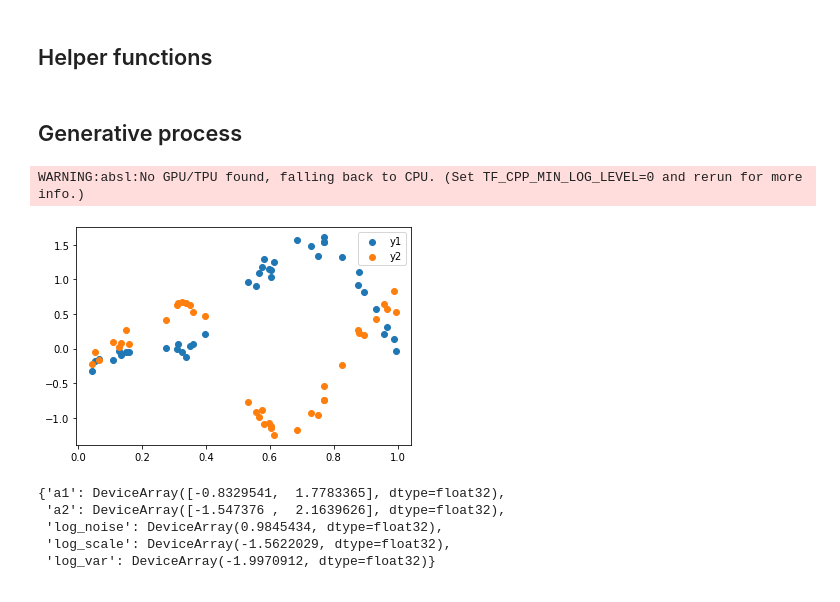
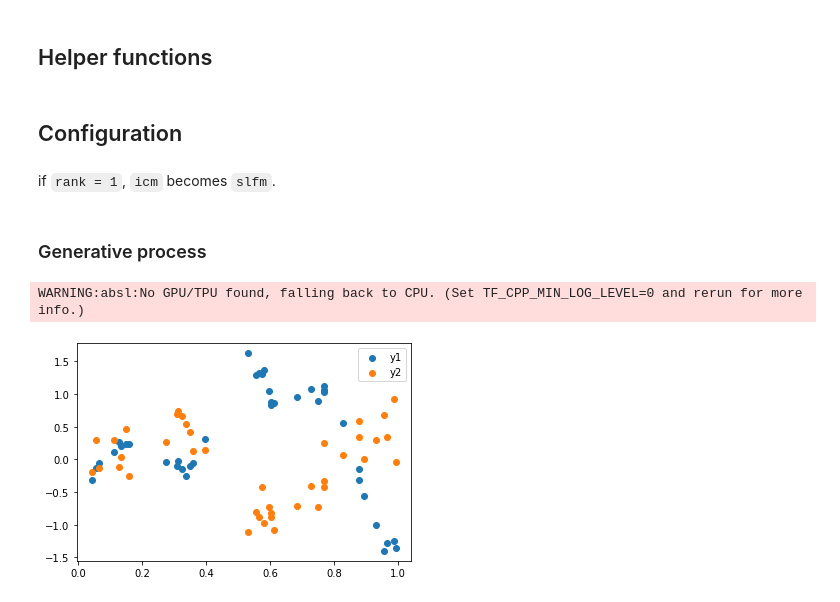
Before and after one commit to patel-zeel/blog-deprecated, a Jupyter notebook: _notebooks/2022-10-27-MOGP.ipynb, the cells around one changed output. Cells and saved outputs as stored; diff of their text form; code cells hidden in the pictures.

```diff
--- a/_notebooks/2022-10-27-MOGP.ipynb
+++ b/_notebooks/2022-10-27-MOGP.ipynb
@@ -33,32 +73,59 @@ def kronify(cov, params):
+# %% [markdown]
+## Configuration
+# %%
+q_len = 2
+rank = 2 # if 1, slfm
+n_outputs = 2
+
+method = 'lmc' # lmc, icm
+# %% [markdown]
+if `rank = 1`, `icm` becomes `slfm`.
 # %% [markdown]
-## Generative process
+### Generative process
 # %%
 x_key = jax.random.PRNGKey(4)
-d = 2
 
 x = jax.random.uniform(x_key, shape=(40, 1)).sort(axis=0)
 x_test = jnp.linspace(0,1,100).reshape(-1, 1)
-noise = 0.01
-
-gen_kernel = 1.2*kernels.ExpSquared(scale=0.2)
-gen_covariance = gen_kernel(x, x) + jnp.eye(x.shape[0])*noise
-gen_chol = jnp.linalg.cholesky(gen_covariance)
 
 e1_key, e2_key = jax.random.split(x_key)
 
 e1 = jax.random.normal(e1_key, shape=(x.shape[0],))
-y1 = gen_chol@e1
+e2 = jax.random.normal(e2_key, shape=(x.shape[0],))
 
-e2 = jax.random.normal(e2_key, shape=(x.shape[0],))
-y2 = gen_chol@e2
+if method == 'icm':
+    noise = 0.01
+    gen_kernel = 1.2*kernels.ExpSquared(scale=0.2)
+    gen_covariance = gen_kernel(x, x) + jnp.eye(x.shape[0])*noise
+    gen_chol = jnp.linalg.cholesky(gen_covariance)
 
-y = jnp.concatenate([y1, y2])
+    y1 = gen_chol@e1
+    y2 = gen_chol@e2
+
+    y = jnp.concatenate([y1, y2])
+
+elif method == 'lmc':
+    noise1 = 0.01
+    noise2 = 0.1
+    gen_kernel1 = 1.2*kernels.ExpSquared(scale=0.1)
+    gen_covariance1 = gen_kernel1(x, x) + jnp.eye(x.shape[0])*noise1
+    gen_chol1 = jnp.linalg.cholesky(gen_covariance1)
+
+    gen_kernel2 = 0.8*kernels.ExpSquared(scale=0.2)
+    gen_covariance2 = gen_kernel2(x, x) + jnp.eye(x.shape[0])*noise2
+    gen_chol2 = jnp.linalg.cholesky(gen_covariance2)
+
+    y1 = gen_chol1@e1
+    y2 = gen_chol2@e2
+
+    y = jnp.concatenate([y1, y2])
+
 
 plt.scatter(x, y1, label='y1')
 plt.scatter(x, y2, label='y2')
 plt.legend();
 # %% [output]
 WARNING:absl:No GPU/TPU found, falling back to CPU. (Set TF_CPP_MIN_LOG_LEVEL=0 and rerun for more info.)
-[figure, old version]
+[figure, new version]
 # %%
 def loss_fn(params):
@@ -68,12 +134 @@ def loss_fn(params):
     return -jax.scipy.stats.multivariate_normal.logpdf(y, jnp.zeros_like(y), mo_cov)
-# %%
-key = jax.random.PRNGKey(1)
-params = {'a1': jnp.zeros((2,)), 'a2': jnp.zeros((2,)), 'log_var':0.0, 'log_scale':0.0, 'log_noise':0.0}
-params = random_fill(key, params)
-params
-# %% [output]
-{'a1': DeviceArray([-0.8329541,  1.7783365], dtype=float32),
- 'a2': DeviceArray([-1.547376 ,  2.1639626], dtype=float32),
- 'log_noise': DeviceArray(0.9845434, dtype=float32),
- 'log_scale': DeviceArray(-1.5622029, dtype=float32),
- 'log_var': DeviceArray(-1.9970912, dtype=float32)}
```
Also changed, not shown: parts of 10 cells of this notebook.
